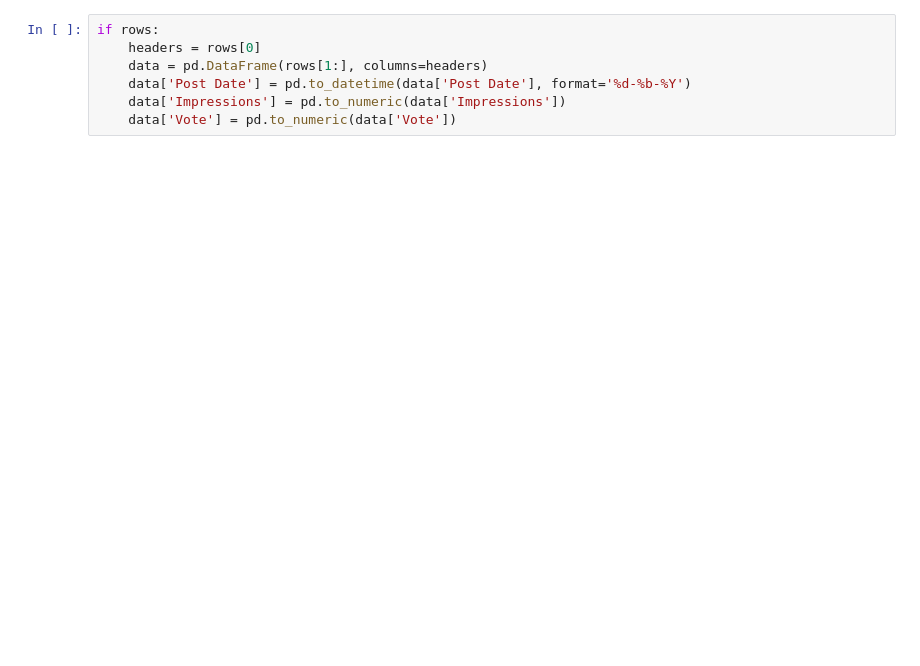
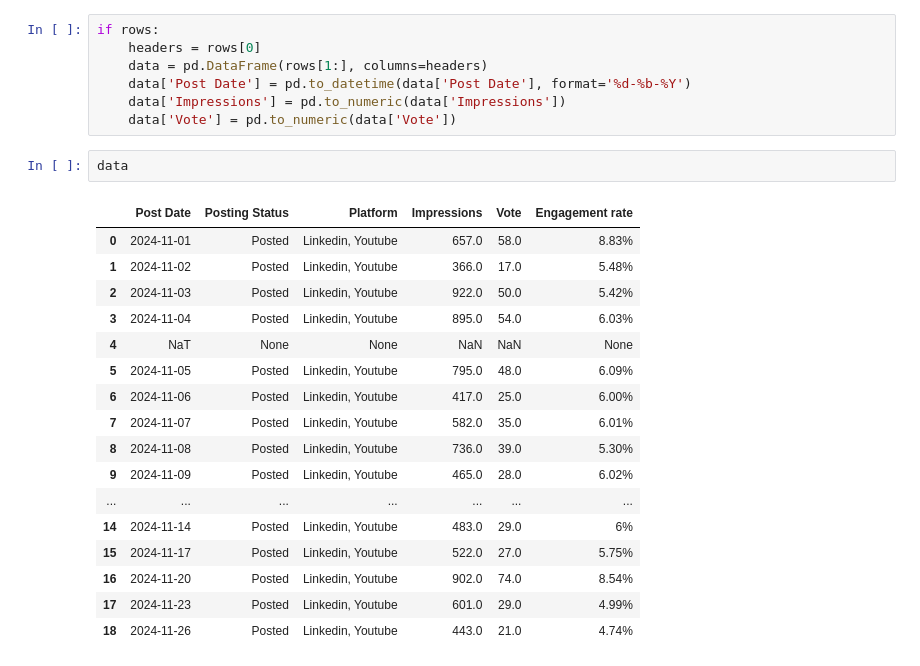
Before and after one commit to vivekvarma2003/Data_visualization, a Jupyter notebook: data_visualization_using_API.ipynb, the cells around one changed output. Cells and saved outputs as stored; diff of their text form; blank space fills up the shorter version.

```diff
--- a/data_visualization_using_API.ipynb
+++ b/data_visualization_using_API.ipynb
@@ -25,6 +46,26 @@ if rows:
     data['Post Date'] = pd.to_datetime(data['Post Date'], format='%d-%b-%Y')
     data['Impressions'] = pd.to_numeric(data['Impressions'])
     data['Vote'] = pd.to_numeric(data['Vote'])
+# %%
+data
+# %% [output]
+|  | Post Date | Posting Status | Platform | Impressions | Vote | Engagement rate |
+| 0 | 2024-11-01 | Posted | Linkedin, Youtube | 657.0 | 58.0 | 8.83% |
+| 1 | 2024-11-02 | Posted | Linkedin, Youtube | 366.0 | 17.0 | 5.48% |
+| 2 | 2024-11-03 | Posted | Linkedin, Youtube | 922.0 | 50.0 | 5.42% |
+| 3 | 2024-11-04 | Posted | Linkedin, Youtube | 895.0 | 54.0 | 6.03% |
+| 4 | NaT | None | None | NaN | NaN | None |
+| 5 | 2024-11-05 | Posted | Linkedin, Youtube | 795.0 | 48.0 | 6.09% |
+| 6 | 2024-11-06 | Posted | Linkedin, Youtube | 417.0 | 25.0 | 6.00% |
+| 7 | 2024-11-07 | Posted | Linkedin, Youtube | 582.0 | 35.0 | 6.01% |
+| 8 | 2024-11-08 | Posted | Linkedin, Youtube | 736.0 | 39.0 | 5.30% |
+| 9 | 2024-11-09 | Posted | Linkedin, Youtube | 465.0 | 28.0 | 6.02% |
+| ... | ... | ... | ... | ... | ... | ... |
+| 14 | 2024-11-14 | Posted | Linkedin, Youtube | 483.0 | 29.0 | 6% |
+| 15 | 2024-11-17 | Posted | Linkedin, Youtube | 522.0 | 27.0 | 5.75% |
+| 16 | 2024-11-20 | Posted | Linkedin, Youtube | 902.0 | 74.0 | 8.54% |
+| 17 | 2024-11-23 | Posted | Linkedin, Youtube | 601.0 | 29.0 | 4.99% |
+| 18 | 2024-11-26 | Posted | Linkedin, Youtube | 443.0 | 21.0 | 4.74% |
 # %%
 #  Impressions vs Post Date Graph
 plt.figure(figsize=(12, 6))
```
Also changed, not shown: parts of 6 cells of this notebook, 2 other files.
